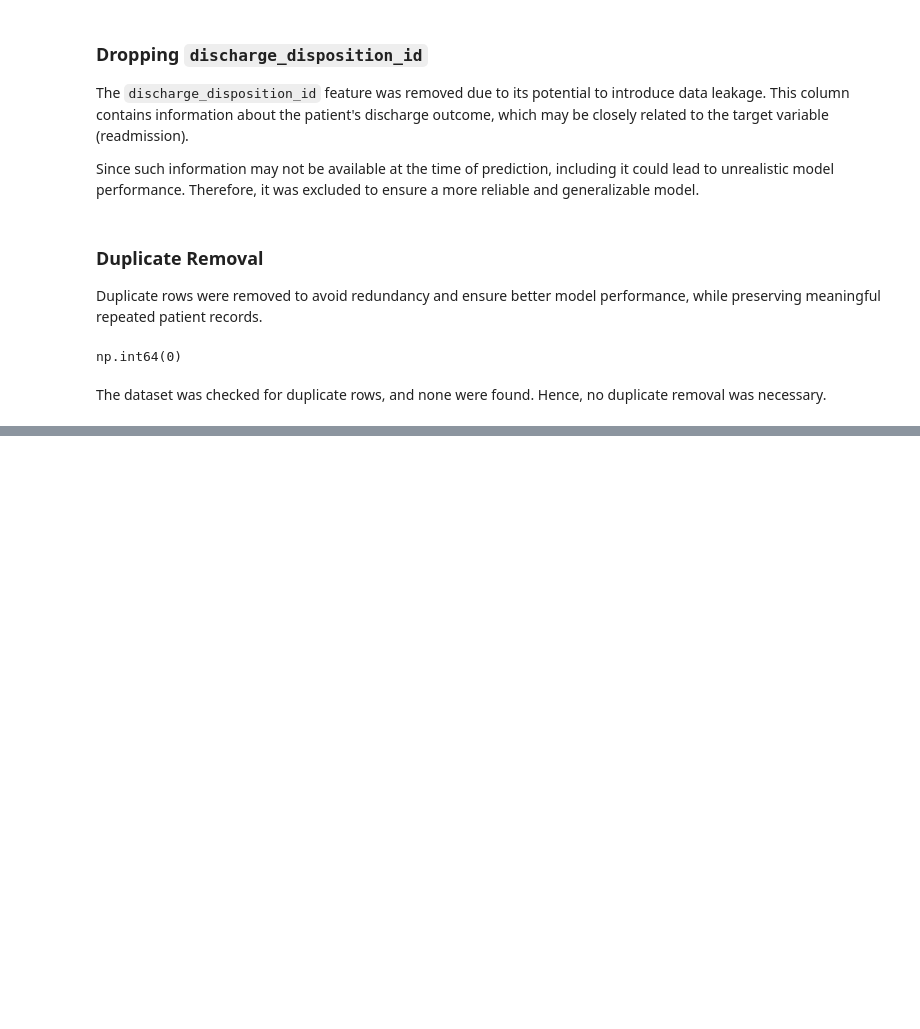
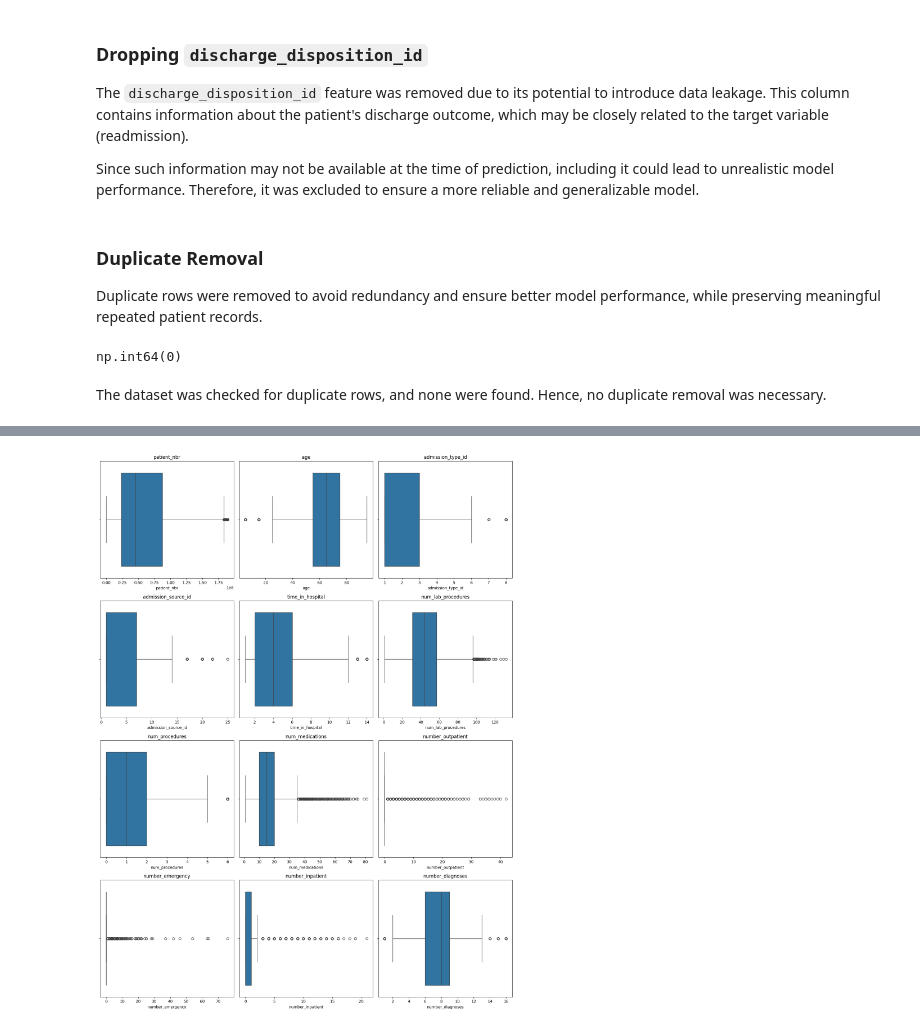
Before and after one commit to Goutam-Sethi/Hospital_Readmission_Prediction, a Jupyter notebook: diabetic_patient-readmission.ipynb, the cells around one changed output, grey strips where cells are left out. Saved outputs shown, nothing was run; the diff lists cells and outputs as text; code cells hidden in the pictures; blank space fills up the shorter version.

```diff
--- a/diabetic_patient-readmission.ipynb
+++ b/diabetic_patient-readmission.ipynb
@@ -311,0 +321,17 @@ The dataset was checked for duplicate rows, and none were found. Hence, no dupli
+# %%
+num_cols = df.select_dtypes(include=['int64', 'float64']).columns
+
+cols_per_row = 3
+rows = (len(num_cols) + cols_per_row - 1) // cols_per_row
+
+plt.figure(figsize=(15, 5 * rows))
+
+for i, col in enumerate(num_cols, 1):
+    plt.subplot(rows, cols_per_row, i)
+    sns.boxplot(x=df[col])
+    plt.title(col)
+
+plt.tight_layout()
+plt.show()
+# %% [output]
+[figure, added]
```
Also changed, not shown: parts of 21 cells of this notebook.
